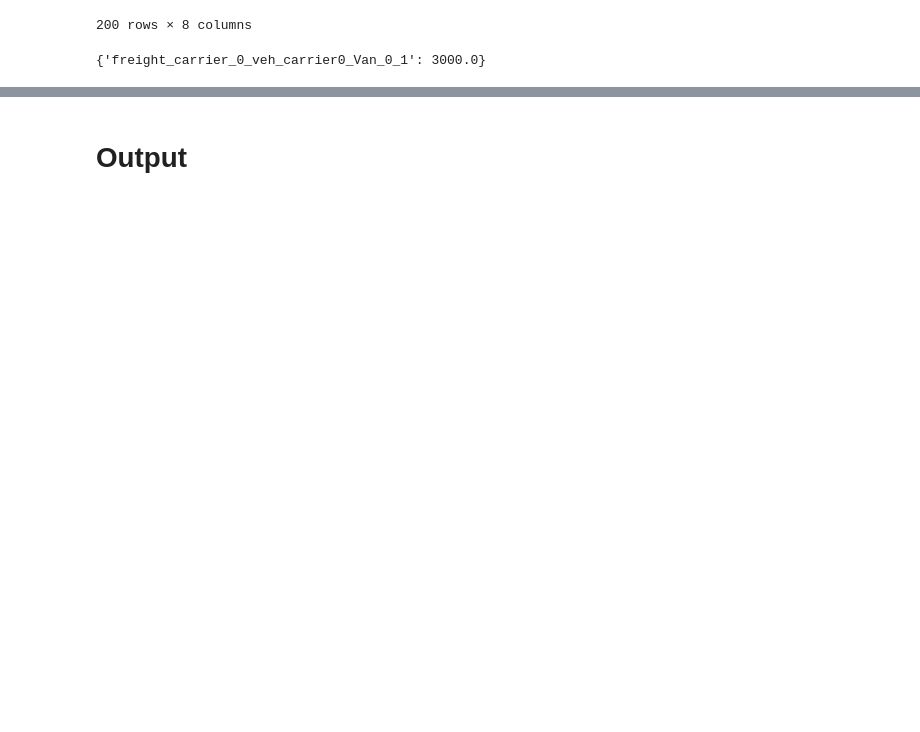
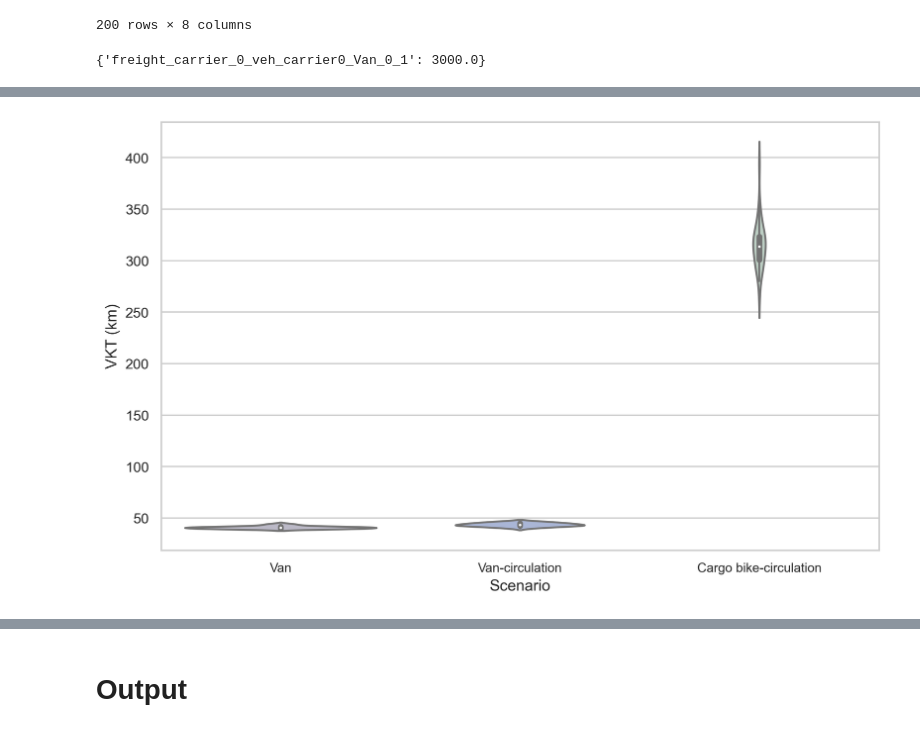
Before and after one commit to XanderPENG/matsim-xp, a Jupyter notebook: src/main/python/freight_emission/emission_results_anls.ipynb, the cells around one changed output, grey strips where cells are left out. Cells and saved outputs as stored; diff of their text form; code cells hidden in the pictures; blank space fills up the shorter version.

```diff
--- a/src/main/python/freight_emission/emission_results_anls.ipynb
+++ b/src/main/python/freight_emission/emission_results_anls.ipynb
@@ -384,0 +417,2 @@ aggregate_vehicle_shipment_demand(shipment_events)
+# %%
+fea.load_all_scenario_emission_stats(scenario_kw_list=['basic', 'van', 'cb'], iter_list=list(range(30, 50)))
@@ -384,0 +514,4 @@ aggregate_vehicle_shipment_demand(shipment_events)
+# %%
+violin_plot(all_scenario_stats, 'travel_time_per_ton', 'Scenario', 'VKT (km)', save_path=None)
+# %% [output]
+[figure, added]
```
Also changed, not shown: parts of 40 cells of this notebook, 13 other files.
